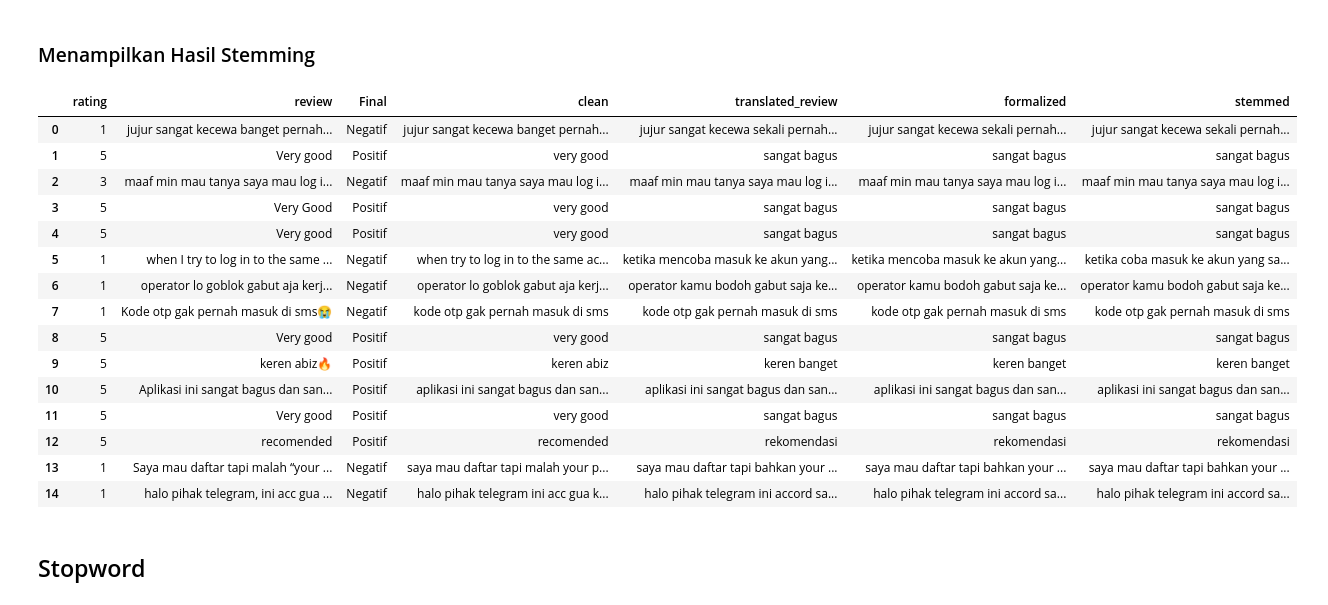
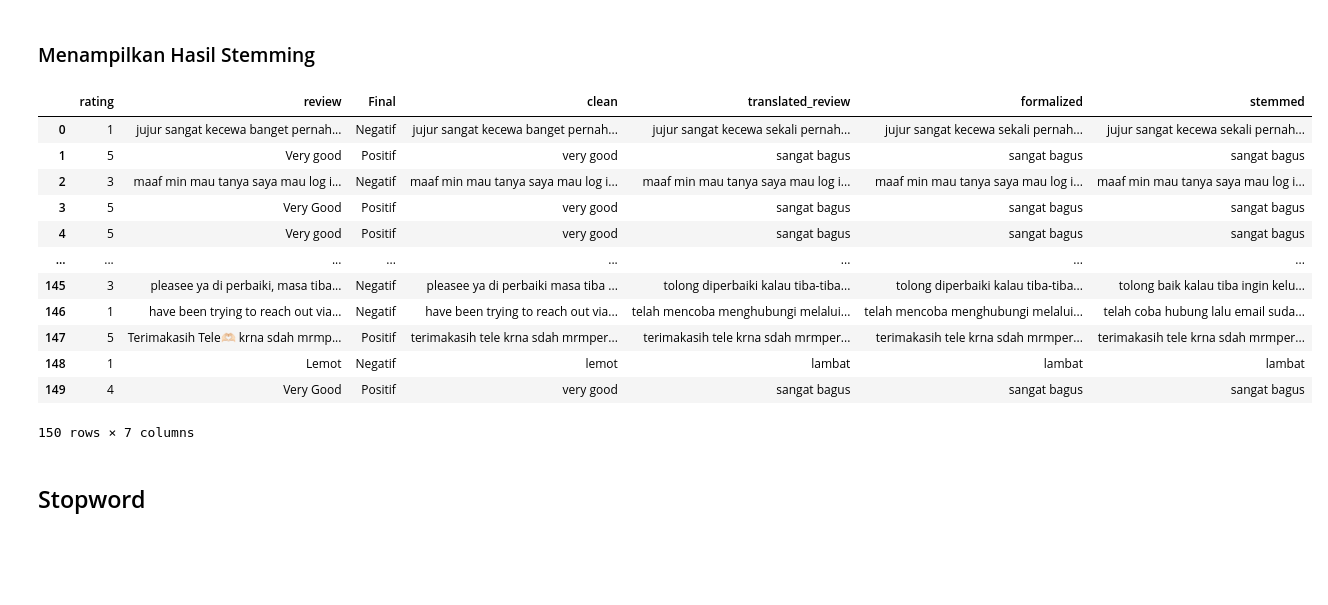
Before and after one commit to vaniasahdaa/skripsi, a Jupyter notebook: all_coding.ipynb, the cells around one changed output. Cells and saved outputs as stored; diff of their text form; code cells hidden in the pictures; blank space fills up the shorter version.

```diff
--- a/all_coding.ipynb
+++ b/all_coding.ipynb
@@ -77,8 +74,10 @@ def case_folding(text):
     text = text.lower()
     #Menghilangkan tanda baca
     text = text.translate(str.maketrans(' ', ' ', string.punctuation))
-    #Mempertimbangkan huruf dan angka
-    text = re.sub('{^a-zA-Z]', ' ', text)
+    #Menghapus angka
+    text = re.sub(r'\d', ' ', text)
+    #Menghapus pangkat pada kalimat
+    text = ''.join([i for i in text if ord(i) < 128])
     #Mengganti line baru dengan spasi
     text = re.sub("\n", " ", text)
     #Menghapus single char
@@ -264,24 +248,21 @@ review = telegram_review['stemmed']
 # %% [markdown]
 ### Menampilkan Hasil Stemming
 # %%
-telegram_review.head(15)
+telegram_review.head(150)
 # %% [output]
 |  | rating | review | Final | clean | translated_review | formalized | stemmed |
 | 0 | 1 | jujur sangat kecewa banget pernah... | Negatif | jujur sangat kecewa banget pernah... | jujur sangat kecewa sekali pernah... | jujur sangat kecewa sekali pernah... | jujur sangat kecewa sekali pernah... |
 | 1 | 5 | Very good | Positif | very good | sangat bagus | sangat bagus | sangat bagus |
 | 2 | 3 | maaf min mau tanya saya mau log i... | Negatif | maaf min mau tanya saya mau log i... | maaf min mau tanya saya mau log i... | maaf min mau tanya saya mau log i... | maaf min mau tanya saya mau log i... |
 | 3 | 5 | Very Good | Positif | very good | sangat bagus | sangat bagus | sangat bagus |
 | 4 | 5 | Very good | Positif | very good | sangat bagus | sangat bagus | sangat bagus |
-| 5 | 1 | when I try to log in to the same ... | Negatif | when try to log in to the same ac... | ketika mencoba masuk ke akun yang... | ketika mencoba masuk ke akun yang... | ketika coba masuk ke akun yang sa... |
-| 6 | 1 | operator lo goblok gabut aja kerj... | Negatif | operator lo goblok gabut aja kerj... | operator kamu bodoh gabut saja ke... | operator kamu bodoh gabut saja ke... | operator kamu bodoh gabut saja ke... |
-| 7 | 1 | Kode otp gak pernah masuk di sms😭 | Negatif | kode otp gak pernah masuk di sms | kode otp gak pernah masuk di sms | kode otp gak pernah masuk di sms | kode otp gak pernah masuk di sms |
-| 8 | 5 | Very good | Positif | very good | sangat bagus | sangat bagus | sangat bagus |
-| 9 | 5 | keren abiz🔥 | Positif | keren abiz | keren banget | keren banget | keren banget |
-| 10 | 5 | Aplikasi ini sangat bagus dan san... | Positif | aplikasi ini sangat bagus dan san... | aplikasi ini sangat bagus dan san... | aplikasi ini sangat bagus dan san... | aplikasi ini sangat bagus dan san... |
-| 11 | 5 | Very good | Positif | very good | sangat bagus | sangat bagus | sangat bagus |
-| 12 | 5 | recomended | Positif | recomended | rekomendasi | rekomendasi | rekomendasi |
-| 13 | 1 | Saya mau daftar tapi malah “your ... | Negatif | saya mau daftar tapi malah your p... | saya mau daftar tapi bahkan your ... | saya mau daftar tapi bahkan your ... | saya mau daftar tapi bahkan your ... |
-| 14 | 1 | halo pihak telegram, ini acc gua ... | Negatif | halo pihak telegram ini acc gua k... | halo pihak telegram ini accord sa... | halo pihak telegram ini accord sa... | halo pihak telegram ini accord sa... |
+| ... | ... | ... | ... | ... | ... | ... | ... |
+| 145 | 3 | pleasee ya di perbaiki, masa tiba... | Negatif | pleasee ya di perbaiki masa tiba ... | tolong diperbaiki kalau tiba-tiba... | tolong diperbaiki kalau tiba-tiba... | tolong baik kalau tiba ingin kelu... |
+| 146 | 1 | have been trying to reach out via... | Negatif | have been trying to reach out via... | telah mencoba menghubungi melalui... | telah mencoba menghubungi melalui... | telah coba hubung lalu email suda... |
+| 147 | 5 | Terimakasih Tele🫶🏻 krna sdah mrmp... | Positif | terimakasih tele krna sdah mrmper... | terimakasih tele krna sdah mrmper... | terimakasih tele krna sdah mrmper... | terimakasih tele krna sdah mrmper... |
+| 148 | 1 | Lemot | Negatif | lemot | lambat | lambat | lambat |
+| 149 | 4 | Very Good | Positif | very good | sangat bagus | sangat bagus | sangat bagus |
+150 rows × 7 columns
 # %% [markdown]
 ## Stopword
 # %% [markdown]
```
Also changed, not shown: parts of 64 cells of this notebook.
